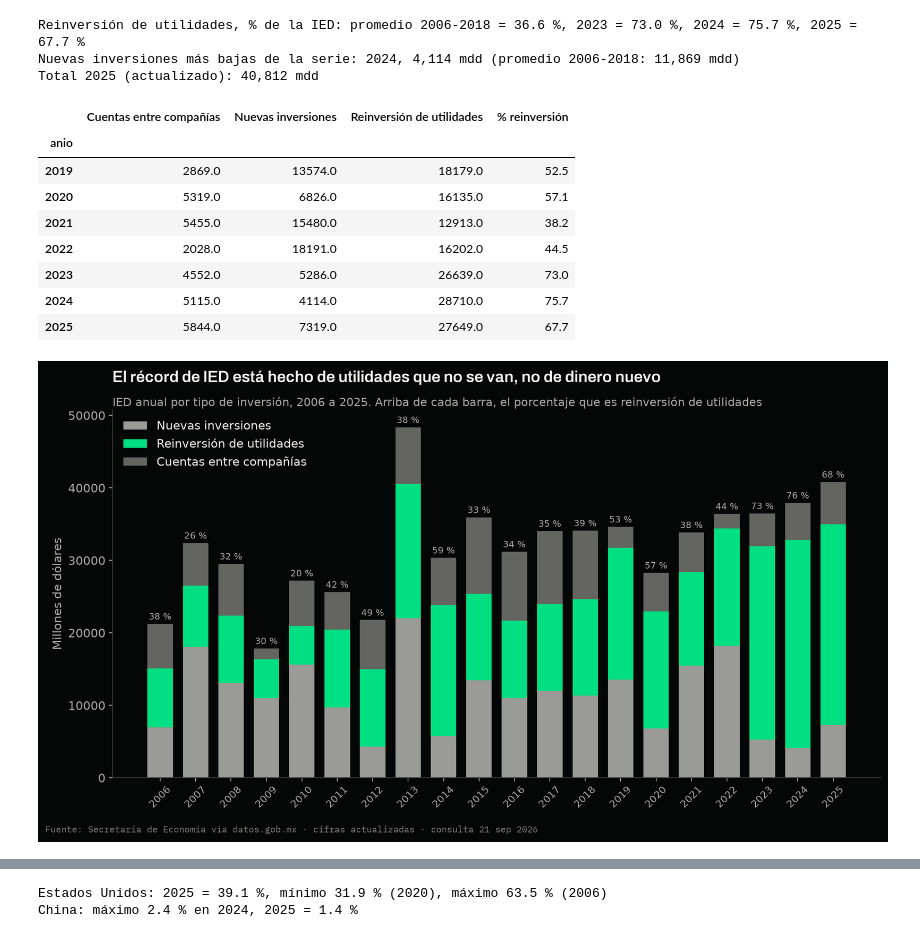
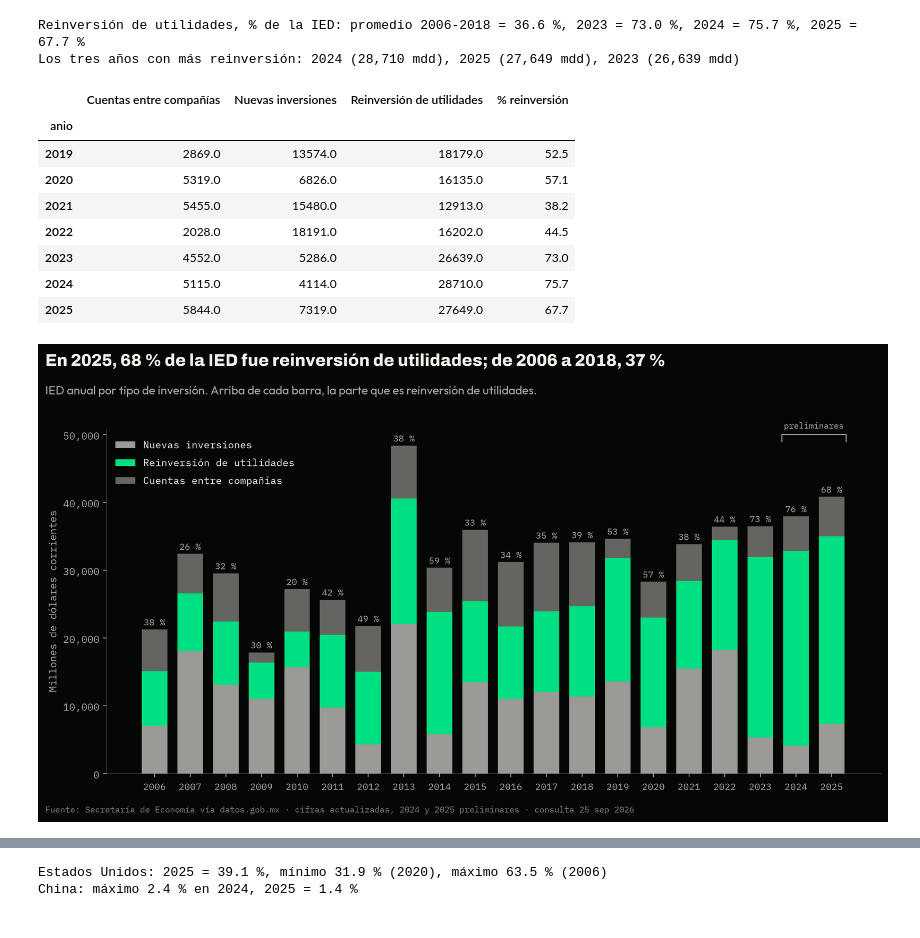
Before and after one commit to mauvilar/Proyectos-data-science, a Jupyter notebook: ied-nearshoring-mx/02_nearshoring_en_cifras.ipynb, the cells around one changed output, grey strips where cells are left out. Cells and saved outputs as stored; diff of their text form; code cells hidden in the pictures.

```diff
--- a/ied-nearshoring-mx/02_nearshoring_en_cifras.ipynb
+++ b/ied-nearshoring-mx/02_nearshoring_en_cifras.ipynb
@@ -93,18 +129,29 @@ API en vivo · 2,640 filas
 estados = anual[anual.entidad_federativa != "Total general"].pivot(index="entidad_federativa", columns="anio", values="ied_acumulado_mdd")
 total = anual[anual.entidad_federativa == "Total general"].set_index("anio")["ied_acumulado_mdd"]
 participacion = 100 * estados / total
+comparacion = pd.concat([participacion.loc[:, 2015:2019].mean(axis=1).rename("2015-2019"),
+                         participacion[ULTIMO].rename(str(ULTIMO))], axis=1).sort_values(str(ULTIMO), ascending=False)
 
-ULTIMO = int(participacion.columns.max())
-base = participacion.loc[:, 2015:2019].mean(axis=1).rename("2015-2019")
-ultimo = participacion[ULTIMO].rename(str(ULTIMO))
-comparacion = pd.concat([base, ultimo], axis=1).sort_values(str(ULTIMO), ascending=False)
 
 def estados_para_80(col: pd.Series) -> int:
-    acumulado = col.sort_values(ascending=False).cumsum()
+    """Cuántos estados, de mayor a menor, hacen falta para sumar el 80 % de la columna."""
+    acumulado = 100 * col.sort_values(ascending=False).cumsum() / col.sum()
     return int((acumulado < 80).sum() + 1)
 
-n80 = participacion.apply(estados_para_80)
-print(f"Estados que concentran el 80 % de la IED: {n80[ULTIMO]} en {ULTIMO}, "
-      f"{n80.loc[2015:2019].mean():.0f} en promedio 2015-2019")
+
+def rango(serie: pd.Series) -> str:
+    """Los valores de una serie como '13' si todos coinciden o como '12 a 14' si no."""
+    menor, mayor = int(serie.min()), int(serie.max())
+    return str(menor) if menor == mayor else f"{menor} a {mayor}"
+
+
+n80 = estados.apply(estados_para_80)
+n80_sin = estados.drop(index="Ciudad de México").apply(estados_para_80)
+fuera = total - estados.loc["Ciudad de México"]
+lugar_fuera = int(fuera.rank()[ULTIMO])  # 1 = el año con menos IED fuera de la capital
+print(f"Estados que suman el 80 % de la IED: {n80[ULTIMO]} en {ULTIMO}; de 2015 a 2019, {rango(n80.loc[2015:2019])} cada año")
+print(f"Sin la CDMX, estados que suman el 80 % del resto: {n80_sin[ULTIMO]} en {ULTIMO}; "
+      f"de 2015 a 2019, {rango(n80_sin.loc[2015:2019])} cada año")
+print(f"IED fuera de la CDMX en {ULTIMO}: {fuera[ULTIMO]:,.0f} mdd, el {lugar_fuera}.º monto más bajo de {len(fuera)} años")
 comparacion.head(10).round(1)
 # %% [output]
@@ -152,19 +215,16 @@ tipo = leer("act_ti_tipodeinv")
 anual_tipo = tipo.groupby(["anio", "tipo_inversion"])["flujo_mdd"].sum().unstack()
 partes = anual_tipo.drop(columns="Total general")
 pct = 100 * partes.div(anual_tipo["Total general"], axis=0)
+reinv = pct["Reinversión de utilidades"]
 
-print(f"Reinversión de utilidades, % de la IED: promedio 2006-2018 = {pct.loc[2006:2018, 'Reinversión de utilidades'].mean():.1f} %, "
-      f"2023 = {pct.loc[2023, 'Reinversión de utilidades']:.1f} %, 2024 = {pct.loc[2024, 'Reinversión de utilidades']:.1f} %, "
-      f"{ULTIMO} = {pct.loc[ULTIMO, 'Reinversión de utilidades']:.1f} %")
-minimo = partes["Nuevas inversiones"].idxmin()
-print(f"Nuevas inversiones más bajas de la serie: {minimo}, {partes.loc[minimo, 'Nuevas inversiones']:,.0f} mdd "
-      f"(promedio 2006-2018: {partes.loc[2006:2018, 'Nuevas inversiones'].mean():,.0f} mdd)")
-print(f"Total {ULTIMO} (actualizado): {anual_tipo.loc[ULTIMO, 'Total general']:,.0f} mdd")
-pd.concat([partes.round(0), pct["Reinversión de utilidades"].round(1).rename("% reinversión")], axis=1).loc[2019:]
+print(f"Reinversión de utilidades, % de la IED: promedio 2006-2018 = {reinv.loc[2006:2018].mean():.1f} %, "
+      f"2023 = {reinv[2023]:.1f} %, 2024 = {reinv[2024]:.1f} %, {ULTIMO} = {reinv[ULTIMO]:.1f} %")
+mas_reinversion = partes["Reinversión de utilidades"].nlargest(3)
+print("Los tres años con más reinversión: " + ", ".join(f"{a} ({v:,.0f} mdd)" for a, v in mas_reinversion.items()))
+pd.concat([partes.round(0), reinv.round(1).rename("% reinversión")], axis=1).loc[2019:]
 # %% [output]
 Reinversión de utilidades, % de la IED: promedio 2006-2018 = 36.6 %, 2023 = 73.0 %, 2024 = 75.7 %, 2025 = 67.7 %
-Nuevas inversiones más bajas de la serie: 2024, 4,114 mdd (promedio 2006-2018: 11,869 mdd)
-Total 2025 (actualizado): 40,812 mdd
+Los tres años con más reinversión: 2024 (28,710 mdd), 2025 (27,649 mdd), 2023 (26,639 mdd)
 |  | Cuentas entre compañías | Nuevas inversiones | Reinversión de utilidades | % reinversión |
 | anio |  |  |  |  |
 | 2019 | 2869.0 | 13574.0 | 18179.0 | 52.5 |
@@ -177,22 +237,24 @@ Total 2025 (actualizado): 40,812 mdd
 # %%
 orden = ["Nuevas inversiones", "Reinversión de utilidades", "Cuentas entre compañías"]
 col = {"Nuevas inversiones": PALETA["neutro_claro"], "Reinversión de utilidades": PALETA["acento"], "Cuentas entre compañías": PALETA["neutro"]}
 fig, ax = plt.subplots()
 abajo = pd.Series(0.0, index=partes.index)
 for c in orden:
     ax.bar(partes.index, partes[c], bottom=abajo, color=col[c], label=c, width=0.72)
     abajo = abajo + partes[c].fillna(0)
 for anio, valor in anual_tipo["Total general"].items():
-    ax.text(anio, valor + 600, f"{pct.loc[anio, 'Reinversión de utilidades']:.0f} %", ha="center", fontsize=9, color=PALETA["tenue"])
-ax.set_ylabel("Millones de dólares")
+    ax.text(anio, valor + 600, f"{reinv[anio]:.0f} %", ha="center", fontsize=9, color=PALETA["tenue"])
+marcar_preliminares(ax)
+ax.set_ylabel("Millones de dólares corrientes")
+miles(ax.yaxis)
 ax.set_xticks(list(partes.index))
-ax.tick_params(axis="x", labelsize=10, rotation=45)
-titulo(ax, "El récord de IED está hecho de utilidades que no se van, no de dinero nuevo")
-ax.text(0, 1.01, "IED anual por tipo de inversión, 2006 a 2025. Arriba de cada barra, el porcentaje que es reinversión de utilidades",
-        transform=ax.transAxes, fontsize=11.5, color=PALETA["tenue"])
+ax.tick_params(axis="x", labelsize=9.5)
 ax.legend(loc="upper left")
+arriba = encabezado(fig, f"En {ULTIMO}, {reinv[ULTIMO]:.0f} % de la IED fue reinversión de utilidades; "
+                         f"de 2006 a 2018, {reinv.loc[2006:2018].mean():.0f} %",
+                    "IED anual por tipo de inversión. Arriba de cada barra, la parte que es reinversión de utilidades.")
 pie(fig)
-plt.tight_layout(rect=(0, 0.03, 1, 1))
+plt.tight_layout(rect=(0, 0.035, 1, arriba))
 plt.show()
 # %% [output]
-[figure, old version]
+[figure, new version]
```
Also changed, not shown: parts of 36 cells of this notebook, 3 other files.
